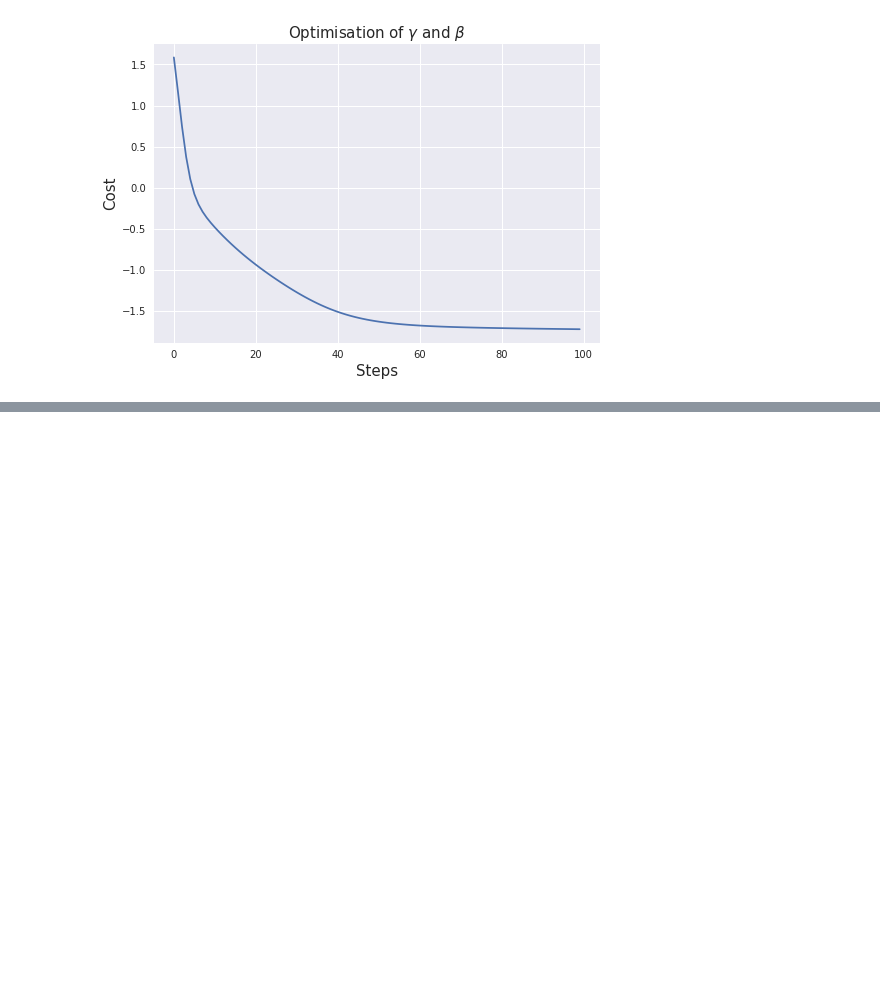
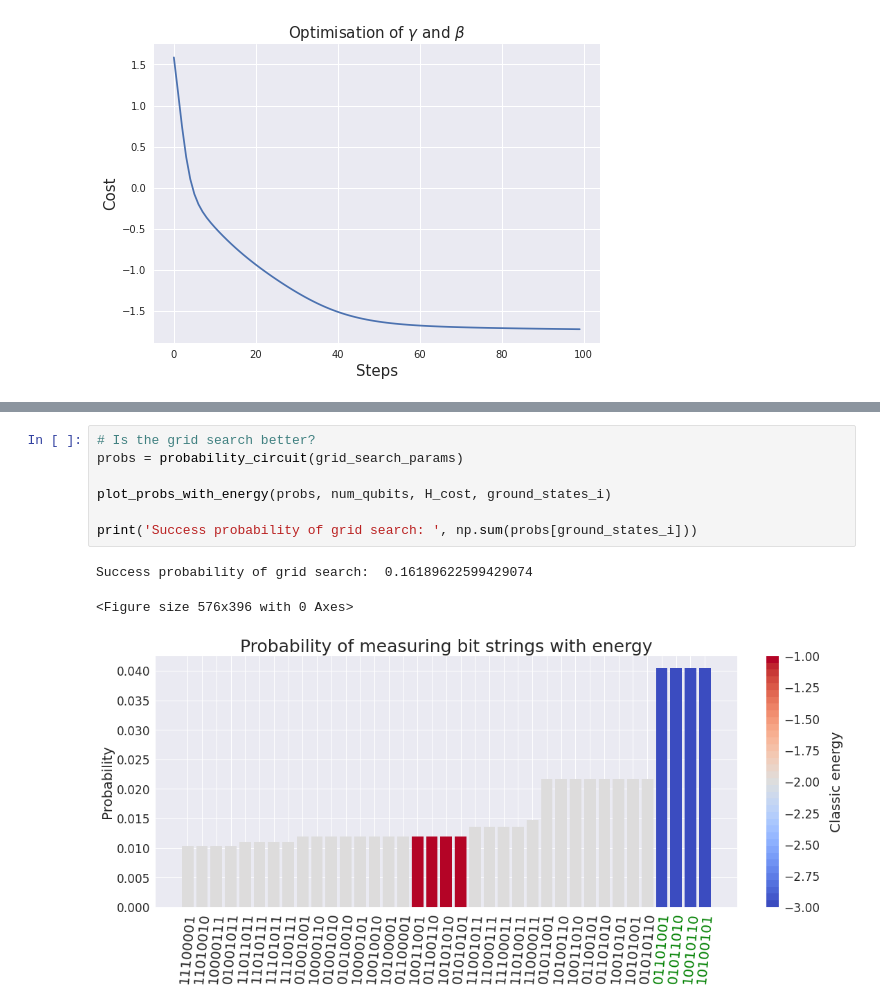
Before and after one commit to jacobljungberg/Testing_CVaR_on_QAOA, a Jupyter notebook: examples/10_HPCoordinateBasedLattice_toHamiltonian.ipynb, the cells around one changed output, grey strips where cells are left out. Saved outputs shown, nothing was run; the diff lists cells and outputs as text; blank space fills up the shorter version.

```diff
--- a/examples/10_HPCoordinateBasedLattice_toHamiltonian.ipynb
+++ b/examples/10_HPCoordinateBasedLattice_toHamiltonian.ipynb
@@ -190,0 +246,11 @@ plt.bar(range(2 ** len(qubits)), probs)
+# %%
+# Is the grid search better?
+probs = probability_circuit(grid_search_params)
+
+plot_probs_with_energy(probs, num_qubits, H_cost, ground_states_i)
+
+print('Success probability of grid search: ', np.sum(probs[ground_states_i]))
+# %% [output]
+Success probability of grid search:  0.16189622599429074
+<Figure size 576x396 with 0 Axes>
+[figure, added]
```
Also changed, not shown: parts of 8 cells of this notebook, 1 other file.
